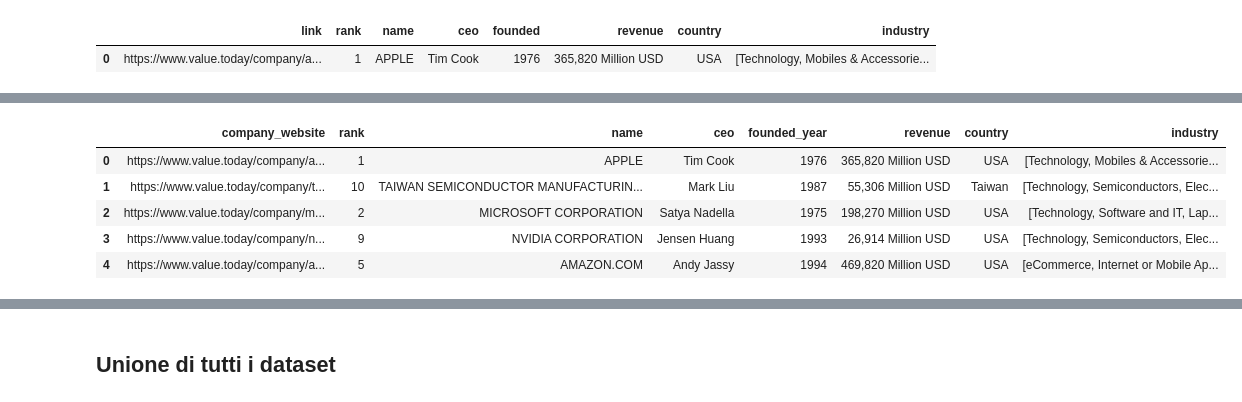
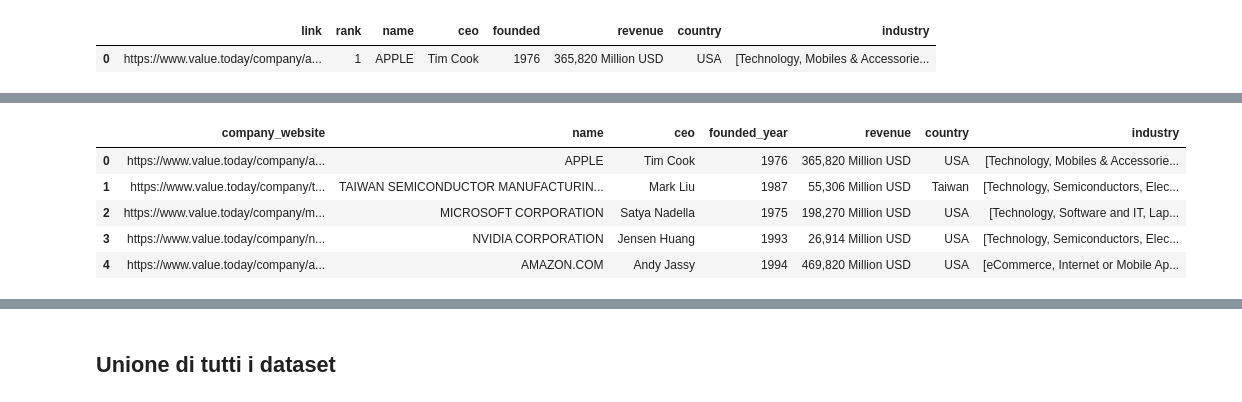
Before and after one commit to Elisabetta99/IDD_HW8, a Jupyter notebook: schemaAlignment.ipynb, the cells around one changed output, grey strips where cells are left out. Drawn from its saved outputs; the diff is of its cells as text; code cells hidden in the pictures.

```diff
--- a/schemaAlignment.ipynb
+++ b/schemaAlignment.ipynb
@@ -196,11 +220,15 @@ val6.head()
 # %%
 val7 = val7.rename(columns={'link':'company_website', 'rank':'rank', 'founded':'founded_year', 'revenue':'revenue'})
+
+val7_toDrop = ['rank']
+val7 = val7.drop(val7_toDrop, axis=1)
+
 val7.head()
 # %% [output]
-|  | company_website | rank | name | ceo | founded_year | revenue | country | industry |
-| 0 | https://www.value.today/company/a... | 1 | APPLE | Tim Cook | 1976 | 365,820 Million USD | USA | [Technology, Mobiles & Accessorie... |
-| 1 | https://www.value.today/company/t... | 10 | TAIWAN SEMICONDUCTOR MANUFACTURIN... | Mark Liu | 1987 | 55,306 Million USD | Taiwan | [Technology, Semiconductors, Elec... |
-| 2 | https://www.value.today/company/m... | 2 | MICROSOFT CORPORATION | Satya Nadella | 1975 | 198,270 Million USD | USA | [Technology, Software and IT, Lap... |
-| 3 | https://www.value.today/company/n... | 9 | NVIDIA CORPORATION | Jensen Huang | 1993 | 26,914 Million USD | USA | [Technology, Semiconductors, Elec... |
-| 4 | https://www.value.today/company/a... | 5 | AMAZON.COM | Andy Jassy | 1994 | 469,820 Million USD | USA | [eCommerce, Internet or Mobile Ap... |
+|  | company_website | name | ceo | founded_year | revenue | country | industry |
+| 0 | https://www.value.today/company/a... | APPLE | Tim Cook | 1976 | 365,820 Million USD | USA | [Technology, Mobiles & Accessorie... |
+| 1 | https://www.value.today/company/t... | TAIWAN SEMICONDUCTOR MANUFACTURIN... | Mark Liu | 1987 | 55,306 Million USD | Taiwan | [Technology, Semiconductors, Elec... |
+| 2 | https://www.value.today/company/m... | MICROSOFT CORPORATION | Satya Nadella | 1975 | 198,270 Million USD | USA | [Technology, Software and IT, Lap... |
+| 3 | https://www.value.today/company/n... | NVIDIA CORPORATION | Jensen Huang | 1993 | 26,914 Million USD | USA | [Technology, Semiconductors, Elec... |
+| 4 | https://www.value.today/company/a... | AMAZON.COM | Andy Jassy | 1994 | 469,820 Million USD | USA | [eCommerce, Internet or Mobile Ap... |
 # %%
```
Also changed, not shown: parts of 10 cells of this notebook, 2 other files.
